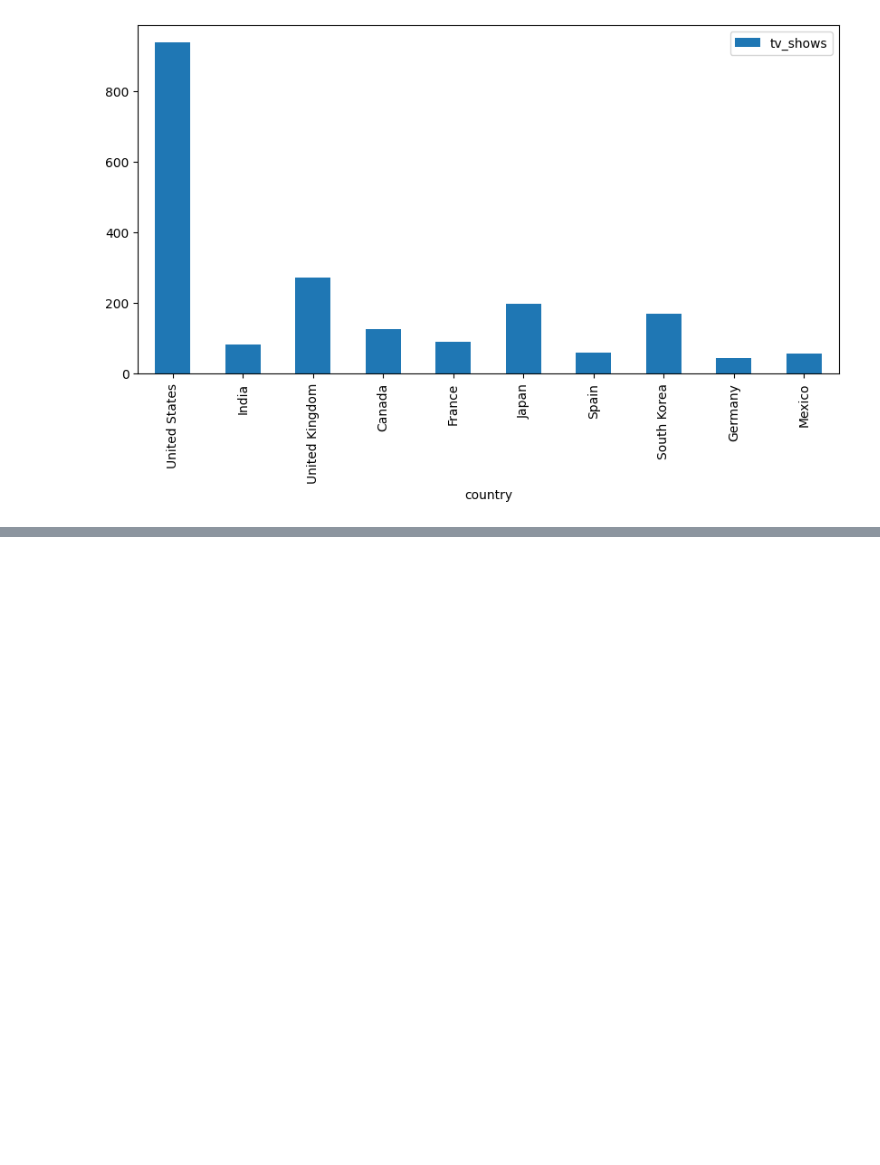
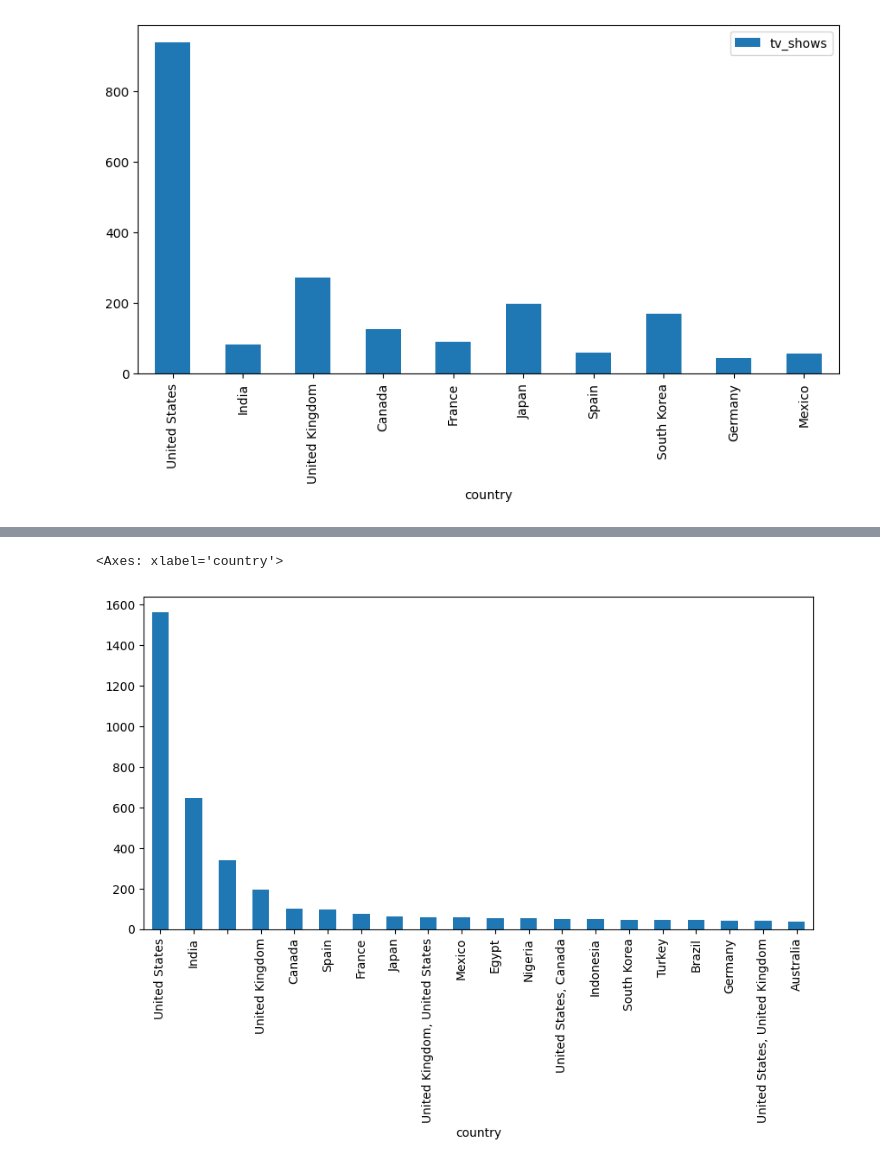
Before and after one commit to Alexey9991984/DataAnalysisPractice, a Jupyter notebook: notebooks/Netflix.ipynb, the cells around one changed output, grey strips where cells are left out. Saved outputs shown, nothing was run; the diff lists cells and outputs as text; code cells hidden in the pictures; blank space fills up the shorter version.

```diff
--- a/notebooks/Netflix.ipynb
+++ b/notebooks/Netflix.ipynb
@@ -204,3 +204,10 @@ countries # график количества сериалов по страна
 | 8 | Germany | 182 | 44 | 226 | 0.805310 |
 | 9 | Mexico | 111 | 58 | 169 | 0.656805 |
 [figure]
+# %%
+engine = create_engine("postgresql://postgres:@localhost:5432/postgres")
+# подключение к базе данных PostgreSQL с помощью SQLAlchemy
+df = pd.read_sql("""
+SELECT *
+FROM NETFLIX""", engine)
+df
@@ -206,0 +228,7 @@ countries # график количества сериалов по страна
+# %%
+listed2 = df.groupby('country')['director'].nunique().sort_values(ascending=False).head(20)
+# топ 20 стран по количеству уникальных режиссеров
+listed2.plot(kind='bar', x='country', y='director', figsize=(10,5))
+# %% [output]
+<Axes: xlabel='country'>
+[figure, added]
```
Also changed, not shown: parts of 5 cells of this notebook, 1 other file.
